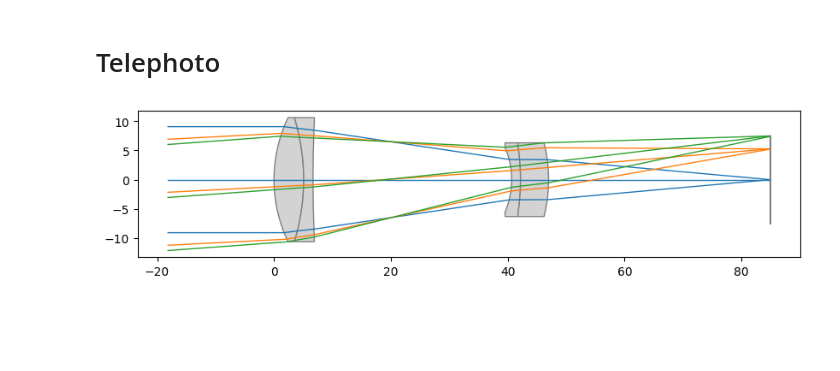
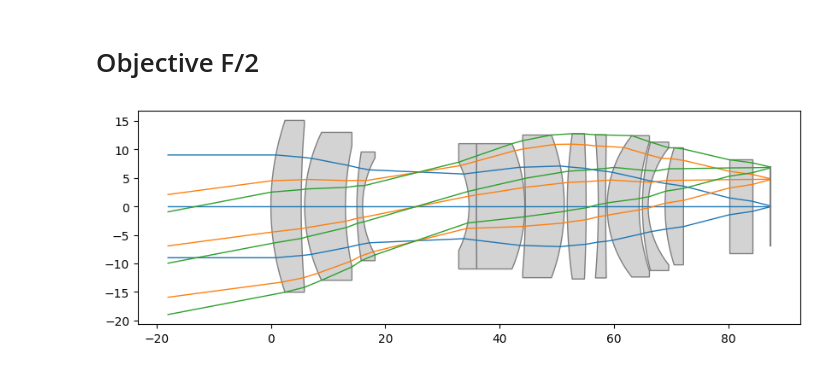
Before and after one commit to HarrisonKramer/optiland, a Jupyter notebook: docs/gallery/specialized_lenses/objective.ipynb, the cells around one changed output. Saved outputs shown, nothing was run; the diff lists cells and outputs as text; code cells hidden in the pictures; blank space fills up the shorter version.

```diff
--- a/docs/gallery/specialized_lenses/objective.ipynb
+++ b/docs/gallery/specialized_lenses/objective.ipynb
@@ -1,5 +1,5 @@
-# %% [markdown]
-# Telephoto
+# %% [markdown]
+# Objective F/2
 # %%
 import numpy as np
 from optiland import optic
@@ -36,5 +60,5 @@ class Telephoto(optic.Optic):
 # %%
-lens = Telephoto()
+lens = ObjectiveUS008879901()
 lens.draw()
 # %% [output]
-[figure, old version]
+[figure, new version]
```
Also changed, not shown: parts of 2 cells of this notebook, 4 other files.
